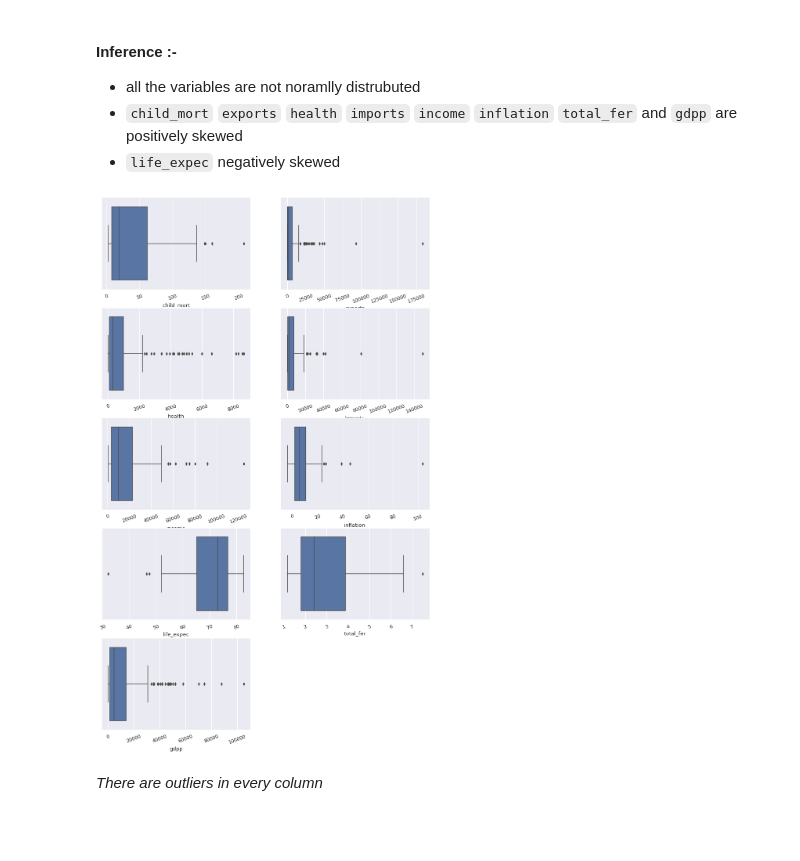
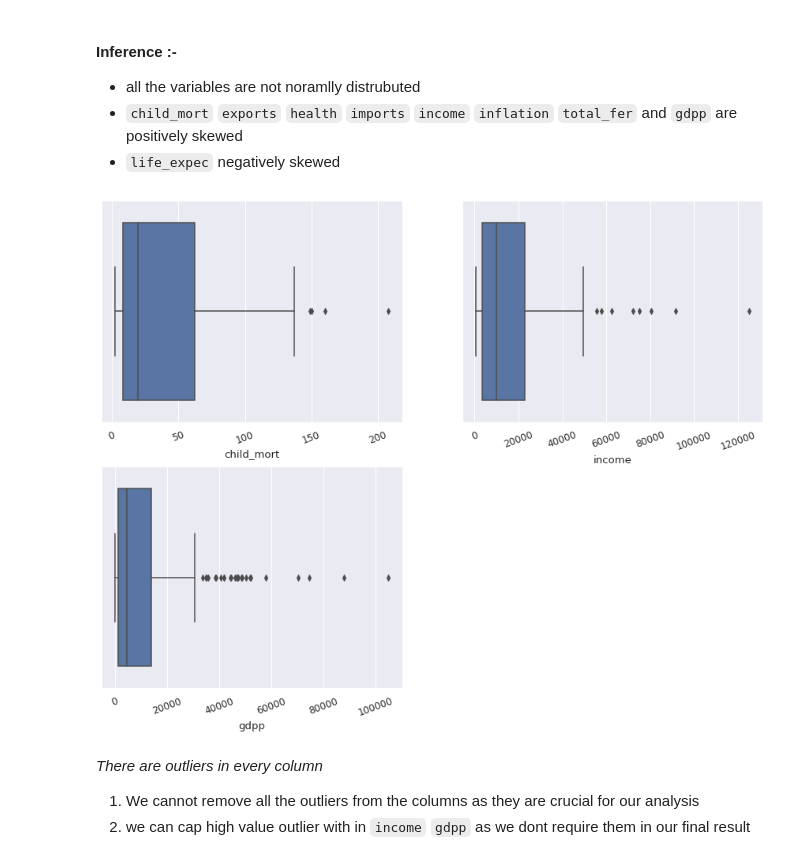
Before and after one commit to gyana-ranjan-dash/World_proverty_analysis, a Jupyter notebook: World_poverty_analysis.ipynb, the cells around one changed output. Cells and saved outputs as stored; diff of their text form; code cells hidden in the pictures; blank space fills up the shorter version.

```diff
--- a/World_poverty_analysis.ipynb
+++ b/World_poverty_analysis.ipynb
@@ -131,3 +131,7 @@ for i in enumerate(cols):
 plt.show()
 # %% [output]
 [figure]
+# %%
+# dataframe with pnly required columns
+df = country_df[["country","child_mort","income","gdpp"]]
+df.head()
@@ -138,13 +149,17 @@ plt.show()
 - ``life_expec`` negatively skewed
 # %%
 # checking for outliers
-plt.figure(figsize=(15,25))
-features = ['child_mort','exports','health','imports','income','inflation','life_expec','total_fer','gdpp']
+plt.figure(figsize=(15,30))
+features = ['child_mort','income','gdpp']
 for i in enumerate(features):
     ax = plt.subplot(5, 2, i[0]+1)
-    sns.boxplot(country_df[i[1]])
+    sns.boxplot(df[i[1]])
     plt.xticks(rotation = 20)
 # %% [output]
-[figure, old version]
+[figure, new version]
-# %% [markdown]
-*There are outliers in every column*
+# %% [markdown]
+*There are outliers in every column*
+
+
+1.   We cannot remove all the outliers from the columns as they are crucial for our analysis
+2.   we can cap high value outlier with in ``income`` ``gdpp``  as we dont require them in our final result
```
Also changed, not shown: parts of 1 cell of this notebook.
